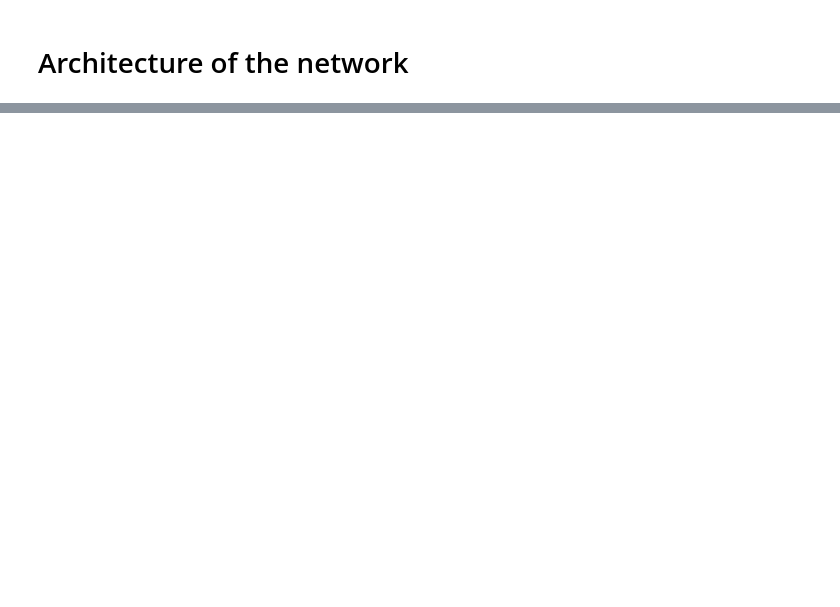
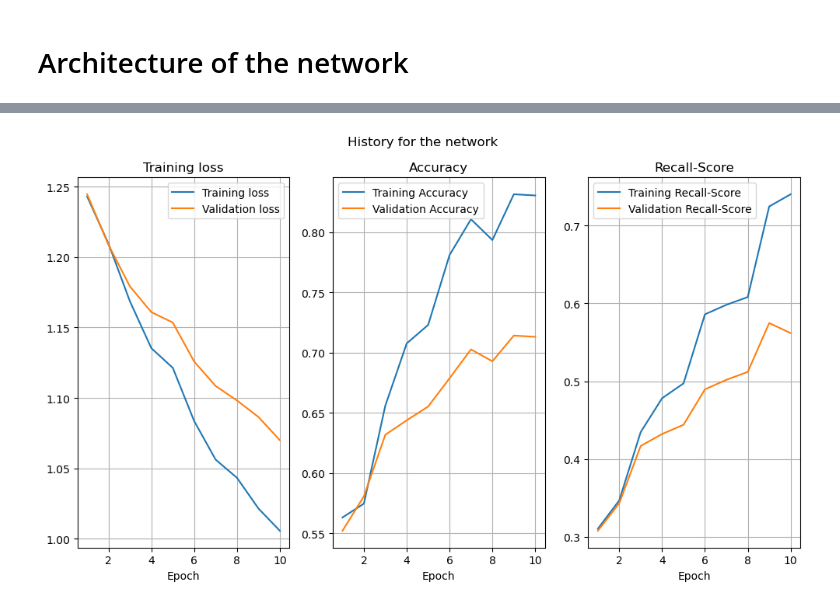
Before and after one commit to benjaminpsmith/dementia-ml, a Jupyter notebook: project.ipynb, the cells around one changed output, grey strips where cells are left out. Cells and saved outputs as stored; diff of their text form; code cells hidden in the pictures; blank space fills up the shorter version.

```diff
--- a/project.ipynb
+++ b/project.ipynb
@@ -94,7 +105,7 @@ transform = v2.Compose([
 ])
 
 # Create an instance of your dataset
-dataset = MyDataset(X=image_array, Y=Y, transform=transform)
+dataset = MyDataset(X=X, Y=Y, transform=transform)
 # %% [markdown]
 ### Split into Test/Training sets
 # %%
@@ -102,8 +113,13 @@ train_dataset, test_dataset = torch.utils.data.random_split(
         dataset, [int(train_size * len(dataset)), len(dataset) - int(train_size * len(dataset))]
     )
 
+train_dataset, val_dataset = torch.utils.data.random_split(
+        train_dataset, [int(train_size * len(train_dataset)), len(train_dataset) - int(train_size * len(train_dataset))]
+    )
+
 # Define DataLoader for training and test sets
 train_loader = DataLoader(train_dataset, batch_size=64, shuffle=True)
+validation_loader = DataLoader(val_dataset, batch_size=64, shuffle=False)
 test_loader = DataLoader(test_dataset, batch_size=64, shuffle=False)
 # %% [markdown]
 ### Show example of dataset
@@ -241,0 +267,8 @@ Image and shape after transformation (scale and gaussian noise): torch.Size([1,
+# %%
+# training
+num_epochs = 10                         # Number of epochs for the training of the nn
+
+# Learning rate und scheduler
+initial_learning_rate = 0.001            # Learningrate at start
+lr_steps = 15                         # Steps in lr scheduler until lr is updated
+lr_gamma = 0.5                          # Faktor the lr is multiplied and updated with
@@ -241,0 +335,39 @@ Image and shape after transformation (scale and gaussian noise): torch.Size([1,
+# %%
+loss_training_hist = dynamic_model.history['loss']
+training_acc_hist = dynamic_model.history['acc']
+training_w_recall_hist = dynamic_model.history['macro recall']
+loss_val_hist = dynamic_model.history_validation['loss']
+val_acc_hist = dynamic_model.history_validation['acc']
+val_w_recall_hist = dynamic_model.history_validation['macro recall']
+
+x_epochs = np.linspace(1, len(loss_training_hist), len(loss_training_hist))
+fig, ax = plt.subplots(1, 3, figsize=(10,6))
+ax[0].plot(x_epochs, loss_training_hist, label = 'Training loss')
+ax[0].plot(x_epochs, loss_val_hist, label = 'Validation loss')
+ax[0].set(
+    xlabel='Epoch',
+    title='Training loss'
+)
+
+ax[1].plot(x_epochs, training_acc_hist, label='Training Accuracy')
+ax[1].plot(x_epochs, val_acc_hist, label='Validation Accuracy')
+ax[1].set(
+    xlabel='Epoch',
+    title = 'Accuracy',
+)
+
+ax[2].plot(x_epochs, training_w_recall_hist, label='Training Recall-Score')
+ax[2].plot(x_epochs, val_w_recall_hist, label='Validation Recall-Score')
+ax[2].set(
+    xlabel='Epoch',
+    title = 'Recall-Score',
+)
+
+fig.suptitle('History for the network')
+for i in np.arange(len(ax)):
+    ax[i].legend(loc='best')
+    ax[i].grid('::')
+plt.tight_layout()
+plt.show()
+# %% [output]
+[figure, added]
```
Also changed, not shown: parts of 12 cells of this notebook.
